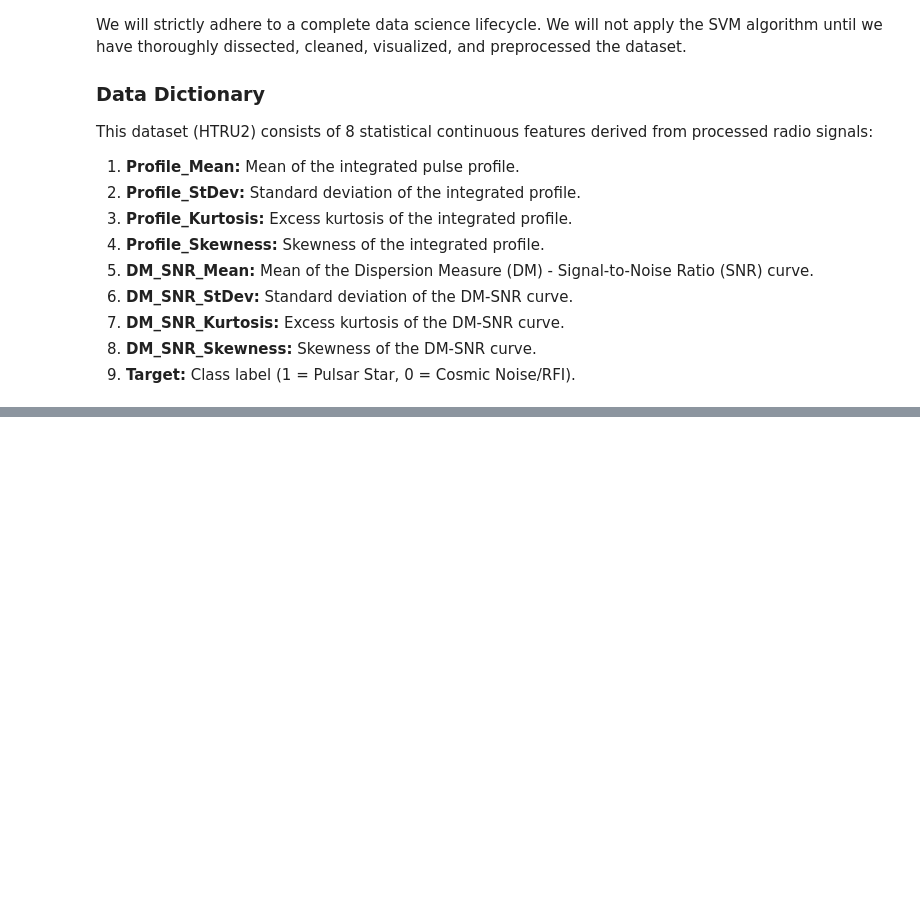
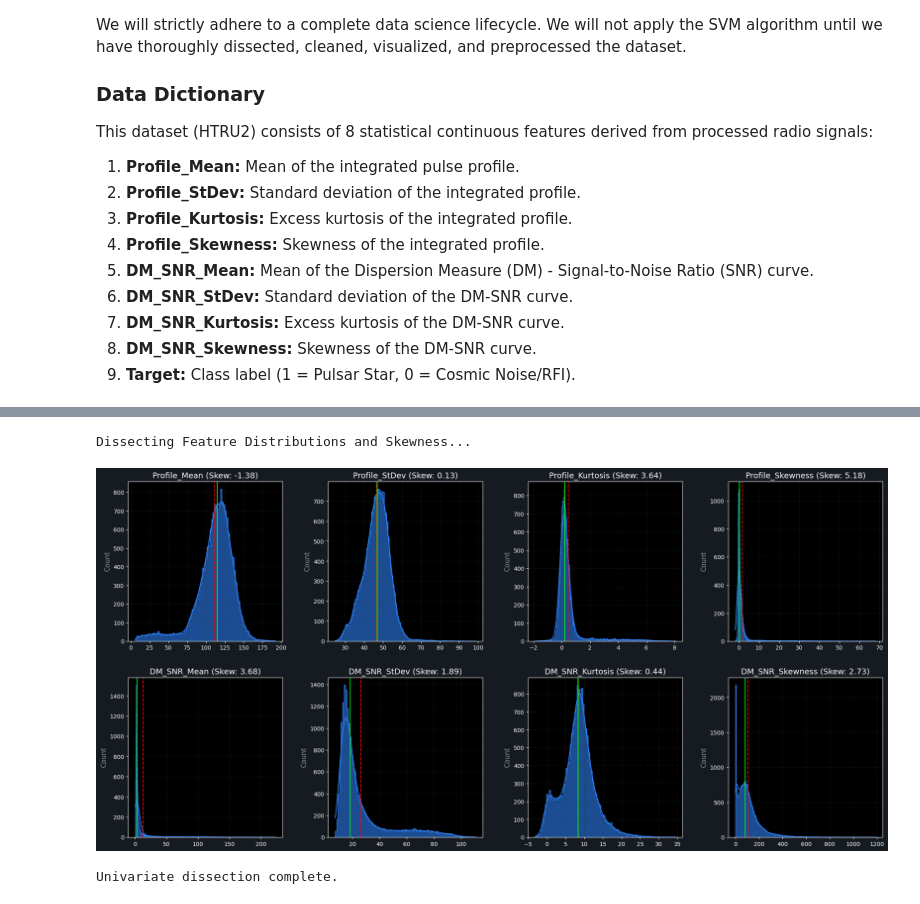
Before and after one commit to sultanjacob/Applied-Machine-Learning, a Jupyter notebook: Phase 13: Support Vector Machines (SVM)/13_support_vector_machines_SVM.ipynb, the cells around one changed output, grey strips where cells are left out. Cells and saved outputs as stored; diff of their text form; code cells hidden in the pictures; blank space fills up the shorter version.

Commit message:
univariate analysis

```diff
--- a/Phase 13: Support Vector Machines (SVM)/13_support_vector_machines_SVM.ipynb
+++ b/Phase 13: Support Vector Machines (SVM)/13_support_vector_machines_SVM.ipynb
@@ -22,11 +22,15 @@ This dataset (HTRU2) consists of 8 statistical continuous features derived from
 8.  **DM_SNR_Skewness:** Skewness of the DM-SNR curve.
 9.  **Target:** Class label (1 = Pulsar Star, 0 = Cosmic Noise/RFI).
 # %%
+#Data loading and basic audit
+!pip install ucimlrepo -q
+
 import pandas as pd
 import numpy as np
 import seaborn as sns
 import matplotlib.pyplot as plt
 from sklearn.preprocessing import StandardScaler, PowerTransformer
+from ucimlrepo import fetch_ucirepo
 
 # Setting a dark corporate style for intensive visualizations
 plt.style.use('dark_background')
@@ -35,16 +39,18 @@ plt.rc('axes', titlesize=14, labelsize=12, grid=False)
 plt.rc('figure', facecolor='#161b22')
 ax_color = '#161b22'
 
-print("⏳ Ingesting HTRU2 Astrophysical Data...")
+print("⏳ Ingesting HTRU2 Astrophysical Data via official UCI API...")
 
 # 1. Load Data
-url = "https://archive.ics.uci.edu/ml/machine-learning-databases/00372/HTRU_2.csv"
-features = [
+htru2 = fetch_ucirepo(id=372)
+df = pd.concat([htru2.data.features, htru2.data.targets], axis=1)
+
+# Ensure column names match our pipeline
+df.columns = [
     'Profile_Mean', 'Profile_StDev', 'Profile_Kurtosis', 'Profile_Skewness',
     'DM_SNR_Mean', 'DM_SNR_StDev', 'DM_SNR_Kurtosis', 'DM_SNR_Skewness',
     'Target'
 ]
-df = pd.read_csv(url, header=None, names=features)
 
 # 2. Basic Audit
 print(f"📊 Dataset Shape: {df.shape[0]} signals, {df.shape[1]-1} features.")
@@ -68,0 +95,36 @@ HTTPError: HTTP Error 404: Not Found
+# %%
+print("Dissecting Feature Distributions and Skewness...")
+
+# Define features for visual looping
+continuous_features = [f for f in df.columns if f != 'Target']
+
+# Generate intensive Histograms with KDE for all 8 features
+fig, axes = plt.subplots(2, 4, figsize=(20, 10), facecolor=ax_color)
+axes = axes.flatten()
+
+for i, feature in enumerate(continuous_features):
+    # Plot histogram + Kernel Density Estimate
+    sns.histplot(df[feature], ax=axes[i], kde=True, color='#2f81f7',
+                 alpha=0.6, element='step', label='Data')
+
+    # Calculate Skewness to quantify the asymmetry
+    feature_skewness = df[feature].skew()
+    axes[i].set_title(f"{feature} (Skew: {feature_skewness:.2f})", color='white')
+    axes[i].set_ylabel("Count", color='#8b949e')
+    axes[i].set_xlabel("", color='#8b949e')
+
+    # Add mean/median lines to visualize skewness effect
+    mean_val = df[feature].mean()
+    median_val = df[feature].median()
+    axes[i].axvline(mean_val, color='red', linestyle='--', label='Mean')
+    axes[i].axvline(median_val, color='lime', linestyle='-', label='Median')
+    axes[i].grid(color='#30363d', linestyle='-', alpha=0.3)
+
+plt.tight_layout(pad=3.0)
+plt.show()
+
+print("Univariate dissection complete.")
+# %% [output]
+Dissecting Feature Distributions and Skewness...
+[figure, added]
+Univariate dissection complete.
```
Also changed, not shown: parts of 2 cells of this notebook.
